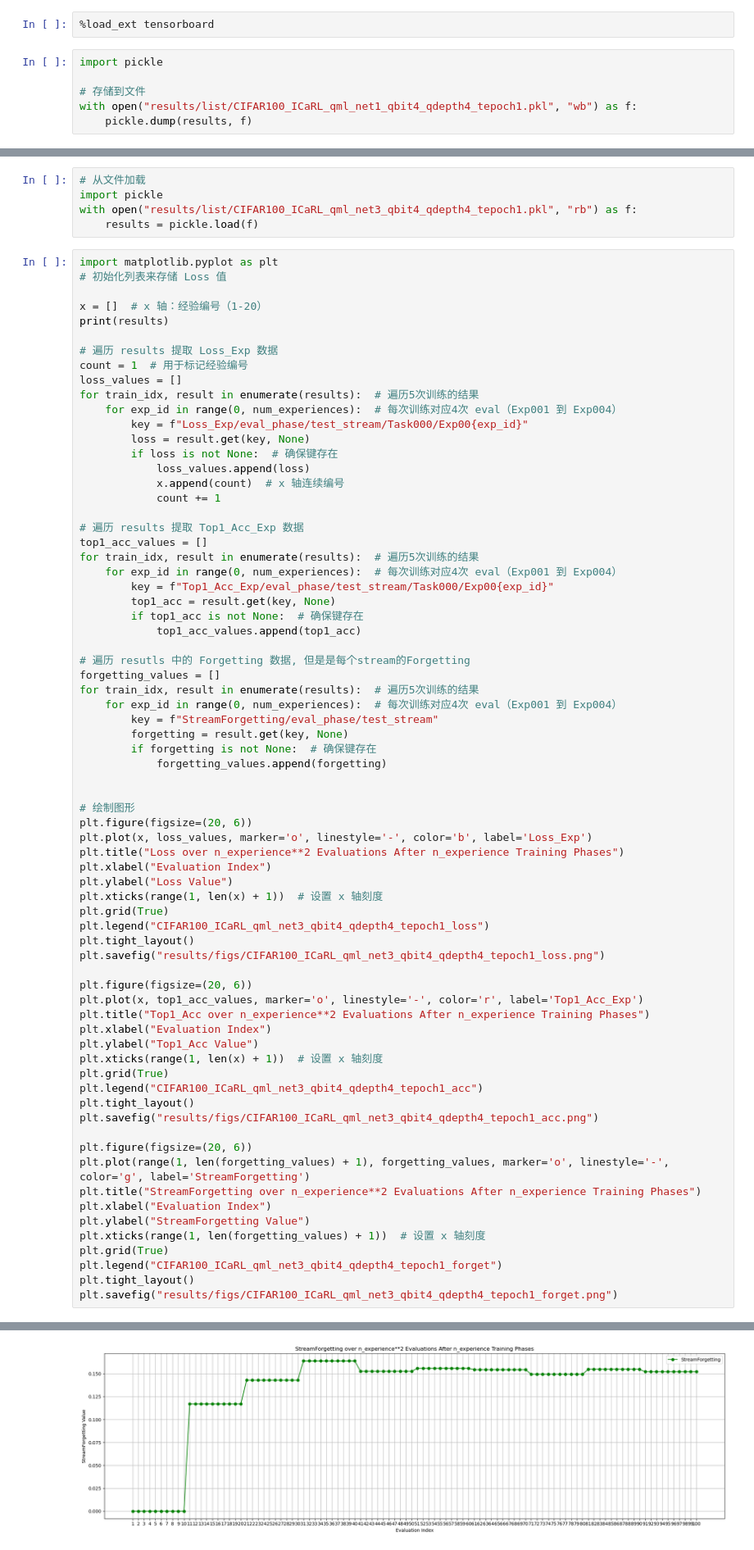
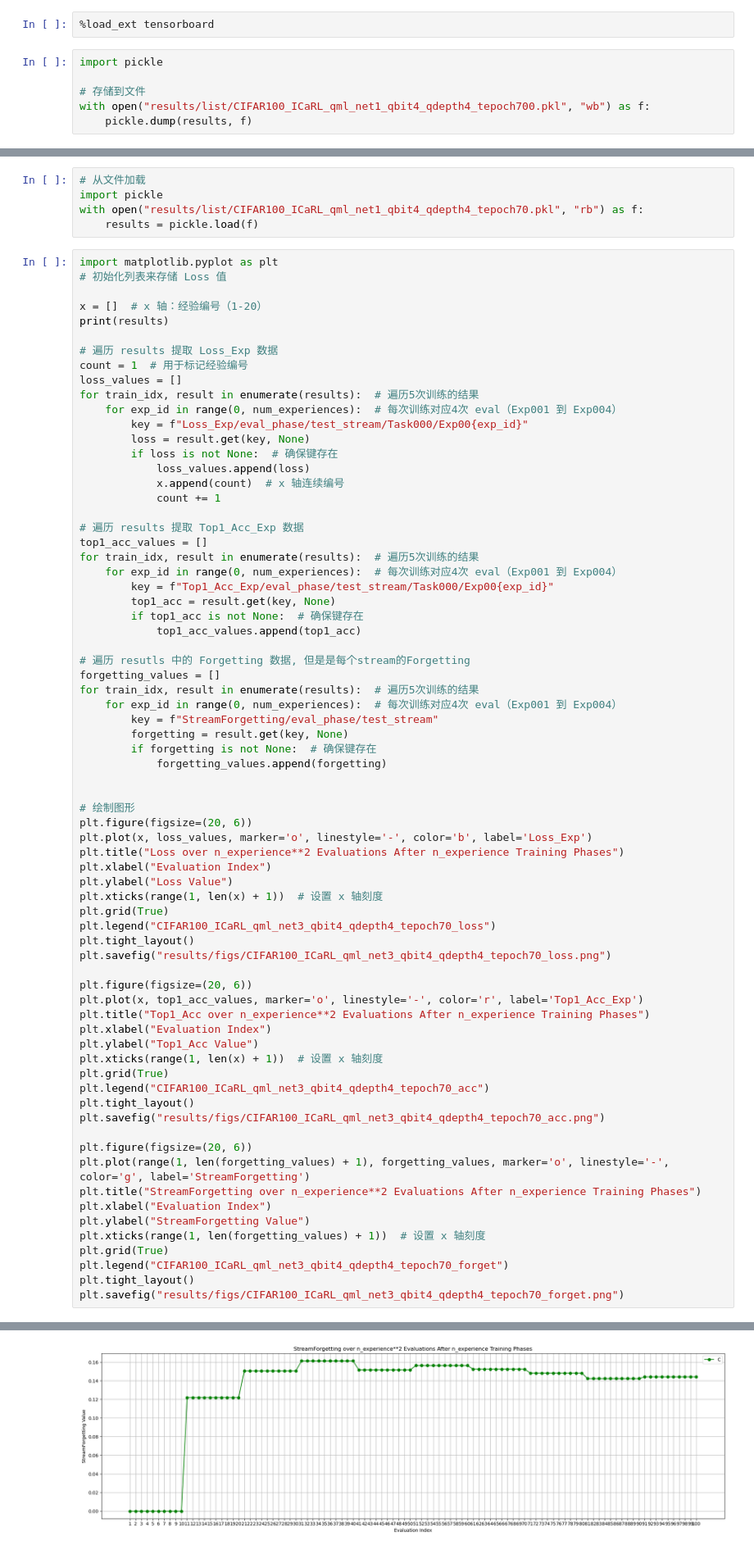
Before and after one commit to yzy1997/quantum_cl, a Jupyter notebook: quantum_lwf_addqlayer.ipynb, the cells around one changed output, grey strips where cells are left out. Shown at 82% size. Drawn from its saved outputs; the diff is of its cells as text.

```diff
--- a/quantum_lwf_addqlayer.ipynb
+++ b/quantum_lwf_addqlayer.ipynb
@@ -538,5 +538,5 @@ KeyboardInterrupt:
 import pickle
 
 # 存储到文件
-with open("results/list/CIFAR100_ICaRL_qml_net1_qbit4_qdepth4_tepoch1.pkl", "wb") as f:
+with open("results/list/CIFAR100_ICaRL_qml_net1_qbit4_qdepth4_tepoch700.pkl", "wb") as f:
     pickle.dump(results, f)
@@ -543,7 +545,7 @@ with open("results/list/CIFAR100_ICaRL_qml_net1_qbit4_qdepth4_tepoch1.pkl", "wb"
 # %%
 # 从文件加载
 import pickle
-with open("results/list/CIFAR100_ICaRL_qml_net3_qbit4_qdepth4_tepoch1.pkl", "rb") as f:
+with open("results/list/CIFAR100_ICaRL_qml_net1_qbit4_qdepth4_tepoch70.pkl", "rb") as f:
     results = pickle.load(f)
 # %%
 import matplotlib.pyplot as plt
@@ -591,9 +593,9 @@ plt.xlabel("Evaluation Index")
 plt.ylabel("Loss Value")
 plt.xticks(range(1, len(x) + 1))  # 设置 x 轴刻度
 plt.grid(True)
-plt.legend("CIFAR100_ICaRL_qml_net3_qbit4_qdepth4_tepoch1_loss")
+plt.legend("CIFAR100_ICaRL_qml_net3_qbit4_qdepth4_tepoch70_loss")
 plt.tight_layout()
-plt.savefig("results/figs/CIFAR100_ICaRL_qml_net3_qbit4_qdepth4_tepoch1_loss.png")
+plt.savefig("results/figs/CIFAR100_ICaRL_qml_net3_qbit4_qdepth4_tepoch70_loss.png")
 
 plt.figure(figsize=(20, 6))
 plt.plot(x, top1_acc_values, marker='o', linestyle='-', color='r', label='Top1_Acc_Exp')
@@ -602,9 +604,9 @@ plt.xlabel("Evaluation Index")
 plt.ylabel("Top1_Acc Value")
 plt.xticks(range(1, len(x) + 1))  # 设置 x 轴刻度
 plt.grid(True)
-plt.legend("CIFAR100_ICaRL_qml_net3_qbit4_qdepth4_tepoch1_acc")
+plt.legend("CIFAR100_ICaRL_qml_net3_qbit4_qdepth4_tepoch70_acc")
 plt.tight_layout()
-plt.savefig("results/figs/CIFAR100_ICaRL_qml_net3_qbit4_qdepth4_tepoch1_acc.png")
+plt.savefig("results/figs/CIFAR100_ICaRL_qml_net3_qbit4_qdepth4_tepoch70_acc.png")
 
 plt.figure(figsize=(20, 6))
 plt.plot(range(1, len(forgetting_values) + 1), forgetting_values, marker='o', linestyle='-', color='g', label='StreamForgetting')
@@ -613,7 +615,7 @@ plt.xlabel("Evaluation Index")
 plt.ylabel("StreamForgetting Value")
 plt.xticks(range(1, len(forgetting_values) + 1))  # 设置 x 轴刻度
 plt.grid(True)
-plt.legend("CIFAR100_ICaRL_qml_net3_qbit4_qdepth4_tepoch1_forget")
+plt.legend("CIFAR100_ICaRL_qml_net3_qbit4_qdepth4_tepoch70_forget")
 plt.tight_layout()
-plt.savefig("results/figs/CIFAR100_ICaRL_qml_net3_qbit4_qdepth4_tepoch1_forget.png")
+plt.savefig("results/figs/CIFAR100_ICaRL_qml_net3_qbit4_qdepth4_tepoch70_forget.png")
 # %% [output]
@@ -623 +625 @@ plt.savefig("results/figs/CIFAR100_ICaRL_qml_net3_qbit4_qdepth4_tepoch1_forget.p
-[figure, old version]
+[figure, new version]
```
Also changed, not shown: parts of 2 cells of this notebook, 4 other files.
